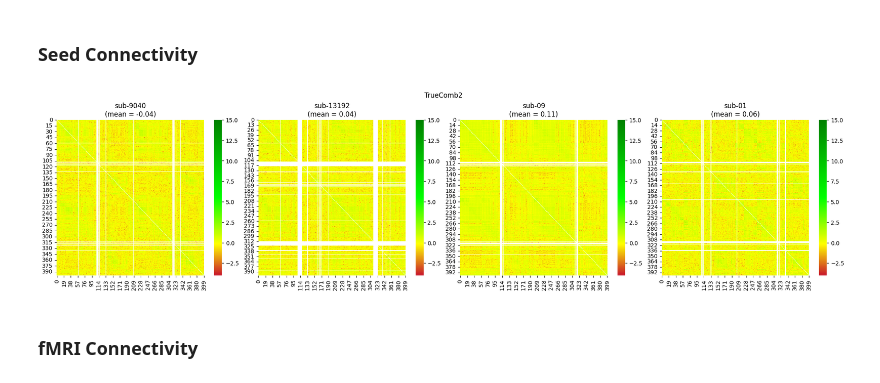
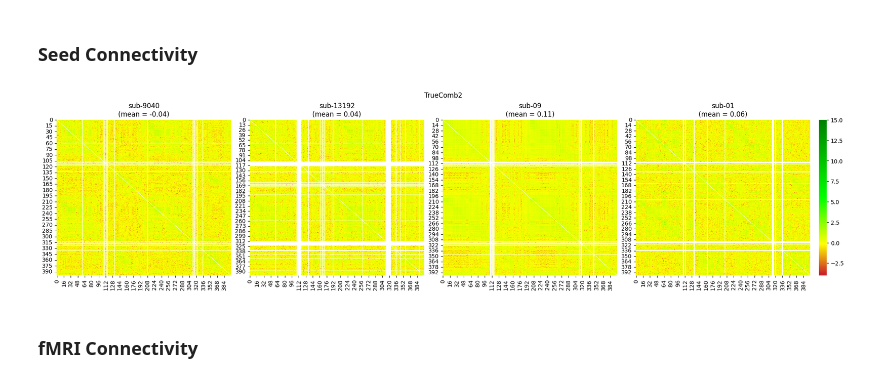
Before and after one commit to HALFpipe/connectome_variability, a Jupyter notebook: SignificantDigits.ipynb, the cells around one changed output. Saved outputs shown, nothing was run; the diff lists cells and outputs as text; code cells hidden in the pictures.

Commit message:
changed colorbar to be 1 per row for sigdigs

```diff
--- a/SignificantDigits.ipynb
+++ b/SignificantDigits.ipynb
@@ -19,29 +19,29 @@ seed_connectivity = pickle.load(open('data/subject_matrices.pkl', 'rb'))
 # %%
 colors = ["#C9182B","yellow","lime","green"]
 values = np.array([0, 0.2, 0.5, 1])
 cmap = LinearSegmentedColormap.from_list("gangchen", list(zip(values, colors)))
 
 
 for pre_process in seed_connectivity['sub-9040'].keys():
     fig, axes = plt.subplots(ncols=4, sharex=True, figsize=(20, 5), constrained_layout=True)
 
     for num, sub in enumerate(seed_connectivity.keys()):
         input = np.array(seed_connectivity[sub][pre_process])
         # mask = ~np.isnan(input).any(axis=(1, 2))
         # input[mask] = -np.inf
         sigdigs = sd.significant_digits(input, reference=input.mean(axis=0), basis=10)
         # sigdigs[np.isclose(sigdigs, 15.214328120692226, rtol=1e-4)] = np.nan
         sigdigs[sigdigs >= 15] = np.nan #temporary fix to sigdigs not dealing with NaN
 
-        if num != 3: sns.heatmap(sigdigs, cmap=cmap, ax=axes[num], vmax=15, vmin=-4, cbar=True)
+        if num != 3: sns.heatmap(sigdigs, cmap=cmap, ax=axes[num], vmax=15, vmin=-4, cbar=False)
         else: sns.heatmap(sigdigs, cmap=cmap, ax=axes[num], vmin=-4, vmax=15, cbar=True)
 
         axes[num].set_title(f"{sub}\n(mean = {np.nanmean(sigdigs):.2f})")
 
     plt.suptitle(f"{pre_process.split('.')[0]}")
     break
 # %% [output]
-[figure, old version]
+[figure, new version]
 # %% [markdown]
 ### fMRI Connectivity
 # %%
```
